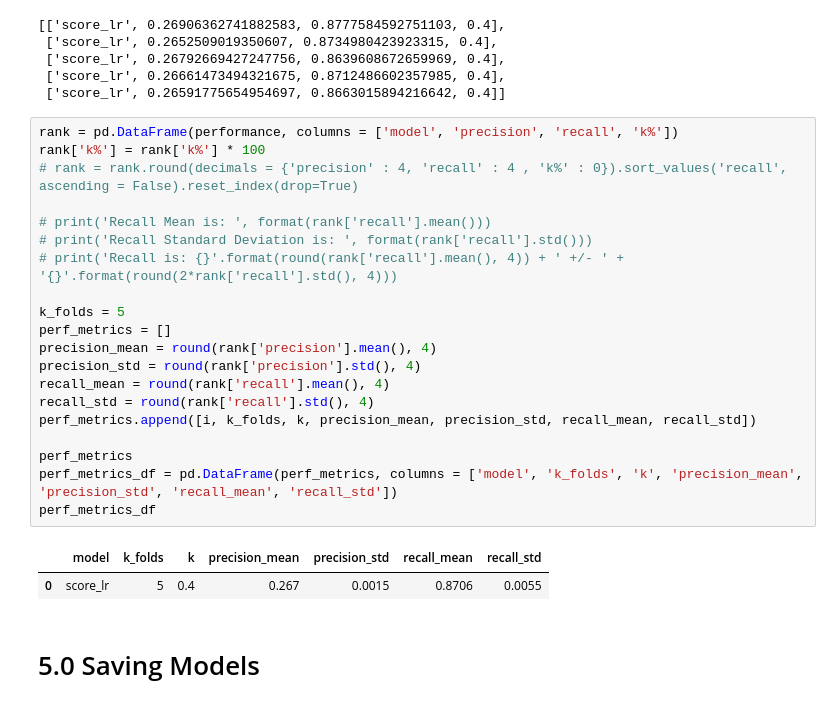
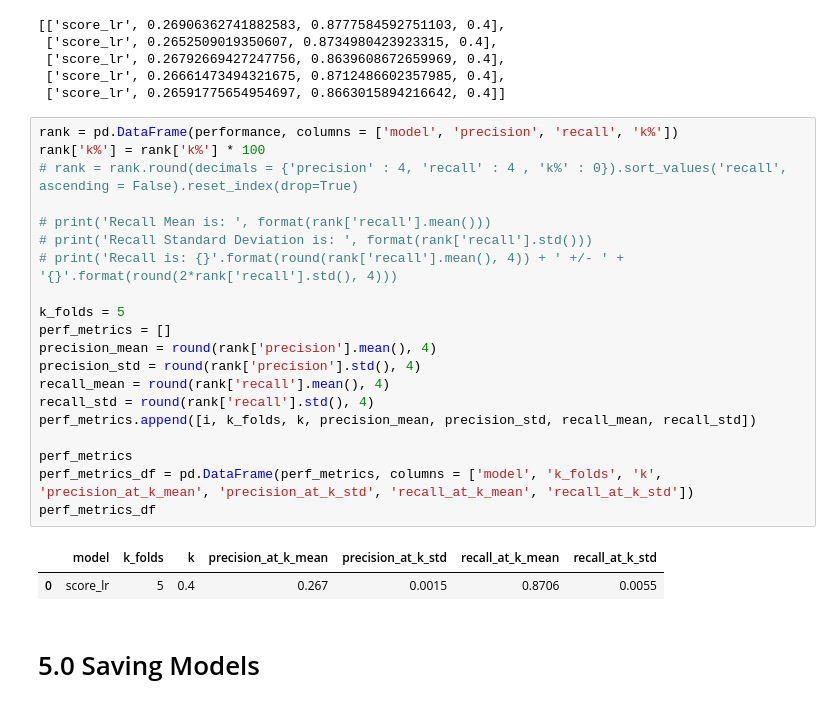
Before and after one commit to joaomj/health_insurance_cross_sell, a Jupyter notebook: health_insurance_cross-sell/notebooks/machine_learning.ipynb, the cells around one changed output. Drawn from its saved outputs; the diff is of its cells as text.

Commit message:
K-Fold cross validation minor fixes

```diff
--- a/health_insurance_cross-sell/notebooks/machine_learning.ipynb
+++ b/health_insurance_cross-sell/notebooks/machine_learning.ipynb
@@ -456,25 +442,25 @@ performance
 # %%
 rank = pd.DataFrame(performance, columns = ['model', 'precision', 'recall', 'k%'])
 rank['k%'] = rank['k%'] * 100
 # rank = rank.round(decimals = {'precision' : 4, 'recall' : 4 , 'k%' : 0}).sort_values('recall', ascending = False).reset_index(drop=True)
 
 # print('Recall Mean is: ', format(rank['recall'].mean()))
 # print('Recall Standard Deviation is: ', format(rank['recall'].std()))
 # print('Recall is: {}'.format(round(rank['recall'].mean(), 4)) + ' +/- ' + '{}'.format(round(2*rank['recall'].std(), 4)))
 
 k_folds = 5
 perf_metrics = []
 precision_mean = round(rank['precision'].mean(), 4)
 precision_std = round(rank['precision'].std(), 4)
 recall_mean = round(rank['recall'].mean(), 4)
 recall_std = round(rank['recall'].std(), 4)
 perf_metrics.append([i, k_folds, k, precision_mean, precision_std, recall_mean, recall_std])
 
 perf_metrics
-perf_metrics_df = pd.DataFrame(perf_metrics, columns = ['model', 'k_folds', 'k', 'precision_mean', 'precision_std', 'recall_mean', 'recall_std'])
+perf_metrics_df = pd.DataFrame(perf_metrics, columns = ['model', 'k_folds', 'k', 'precision_at_k_mean', 'precision_at_k_std', 'recall_at_k_mean', 'recall_at_k_std'])
 perf_metrics_df
 # %% [output]
-|  | model | k_folds | k | precision_mean | precision_std | recall_mean | recall_std |
+|  | model | k_folds | k | precision_at_k_mean | precision_at_k_std | recall_at_k_mean | recall_at_k_std |
 | 0 | score_lr | 5 | 0.4 | 0.267 | 0.0015 | 0.8706 | 0.0055 |
 # %% [markdown]
 # 5.0 Saving Models
```
Also changed, not shown: parts of 2 cells of this notebook.
